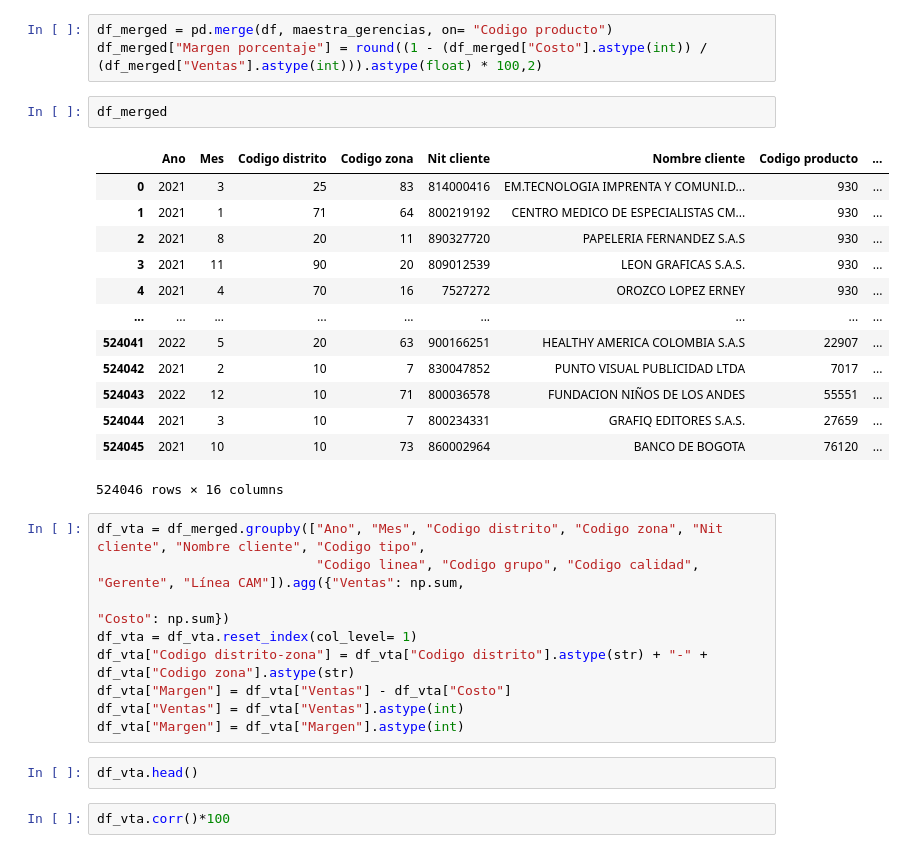
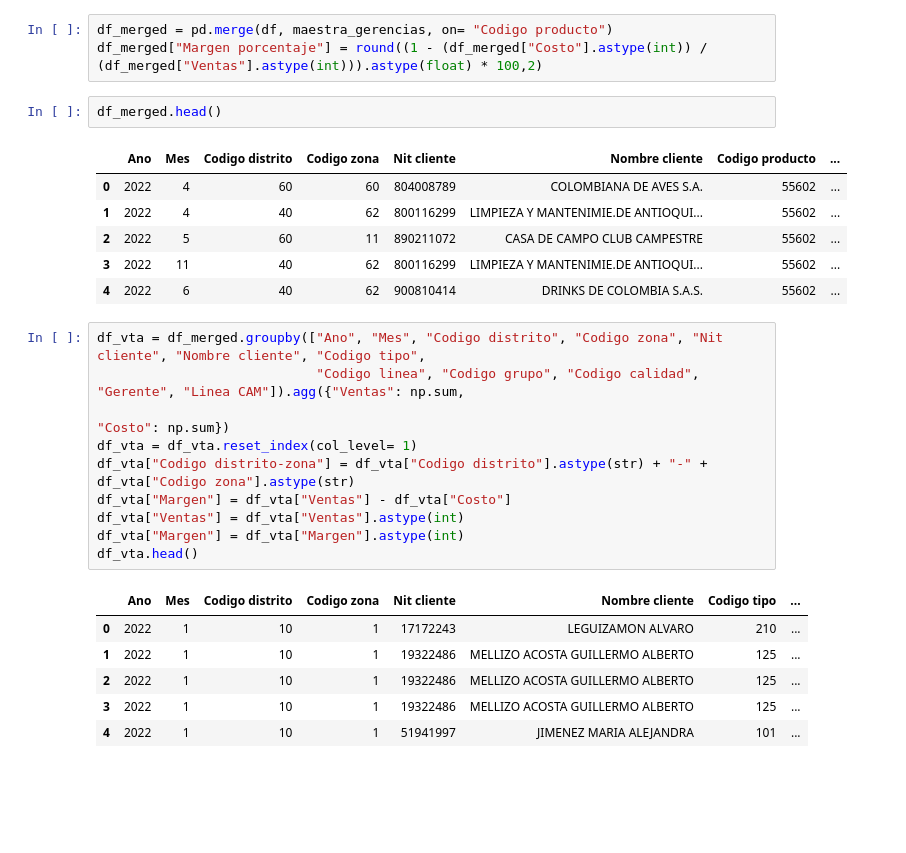
Before and after one commit to TomasCardeLo/ML-Dispapeles-TomasCaLo, a Jupyter notebook: Anomaly detection/Anomalies v1.ipynb, the cells around one changed output. Drawn from its saved outputs; the diff is of its cells as text; blank space fills up the shorter version.

```diff
--- a/Anomaly detection/Anomalies v1.ipynb
+++ b/Anomaly detection/Anomalies v1.ipynb
@@ -52,34 +34,31 @@ maestra_zonas.rename(columns= {"Codigo zona actual": "Codigo zona"})
 df_merged = pd.merge(df, maestra_gerencias, on= "Codigo producto")
 df_merged["Margen porcentaje"] = round((1 - (df_merged["Costo"].astype(int)) / (df_merged["Ventas"].astype(int))).astype(float) * 100,2)
 # %%
-df_merged
+df_merged.head()
 # %% [output]
 |  | Ano | Mes | Codigo distrito | Codigo zona | Nit cliente | Nombre cliente | Codigo producto | ... |
-| 0 | 2021 | 3 | 25 | 83 | 814000416 | EM.TECNOLOGIA IMPRENTA Y COMUNI.D... | 930 | ... |
-| 1 | 2021 | 1 | 71 | 64 | 800219192 | CENTRO MEDICO DE ESPECIALISTAS CM... | 930 | ... |
-| 2 | 2021 | 8 | 20 | 11 | 890327720 | PAPELERIA FERNANDEZ S.A.S | 930 | ... |
-| 3 | 2021 | 11 | 90 | 20 | 809012539 | LEON GRAFICAS S.A.S. | 930 | ... |
-| 4 | 2021 | 4 | 70 | 16 | 7527272 | OROZCO LOPEZ ERNEY | 930 | ... |
-| ... | ... | ... | ... | ... | ... | ... | ... | ... |
-| 524041 | 2022 | 5 | 20 | 63 | 900166251 | HEALTHY AMERICA COLOMBIA S.A.S | 22907 | ... |
-| 524042 | 2021 | 2 | 10 | 7 | 830047852 | PUNTO VISUAL PUBLICIDAD LTDA | 7017 | ... |
-| 524043 | 2022 | 12 | 10 | 71 | 800036578 | FUNDACION NIÑOS DE LOS ANDES | 55551 | ... |
-| 524044 | 2021 | 3 | 10 | 7 | 800234331 | GRAFIQ EDITORES S.A.S. | 27659 | ... |
-| 524045 | 2021 | 10 | 10 | 73 | 860002964 | BANCO DE BOGOTA | 76120 | ... |
+| 0 | 2022 | 4 | 60 | 60 | 804008789 | COLOMBIANA DE AVES S.A. | 55602 | ... |
+| 1 | 2022 | 4 | 40 | 62 | 800116299 | LIMPIEZA Y MANTENIMIE.DE ANTIOQUI... | 55602 | ... |
+| 2 | 2022 | 5 | 60 | 11 | 890211072 | CASA DE CAMPO CLUB CAMPESTRE | 55602 | ... |
+| 3 | 2022 | 11 | 40 | 62 | 800116299 | LIMPIEZA Y MANTENIMIE.DE ANTIOQUI... | 55602 | ... |
+| 4 | 2022 | 6 | 40 | 62 | 900810414 | DRINKS DE COLOMBIA S.A.S. | 55602 | ... |
-524046 rows × 16 columns
 # %%
 df_vta = df_merged.groupby(["Ano", "Mes", "Codigo distrito", "Codigo zona", "Nit cliente", "Nombre cliente", "Codigo tipo",
-                            "Codigo linea", "Codigo grupo", "Codigo calidad", "Gerente", "Línea CAM"]).agg({"Ventas": np.sum,
+                            "Codigo linea", "Codigo grupo", "Codigo calidad", "Gerente", "Linea CAM"]).agg({"Ventas": np.sum,
                                                                                                             "Costo": np.sum})
 df_vta = df_vta.reset_index(col_level= 1)
 df_vta["Codigo distrito-zona"] = df_vta["Codigo distrito"].astype(str) + "-" + df_vta["Codigo zona"].astype(str)
 df_vta["Margen"] = df_vta["Ventas"] - df_vta["Costo"]
 df_vta["Ventas"] = df_vta["Ventas"].astype(int)
 df_vta["Margen"] = df_vta["Margen"].astype(int)
+df_vta.head()
+# %% [output]
+|  | Ano | Mes | Codigo distrito | Codigo zona | Nit cliente | Nombre cliente | Codigo tipo | ... |
+| 0 | 2022 | 1 | 10 | 1 | 17172243 | LEGUIZAMON ALVARO | 210 | ... |
+| 1 | 2022 | 1 | 10 | 1 | 19322486 | MELLIZO ACOSTA GUILLERMO ALBERTO | 125 | ... |
+| 2 | 2022 | 1 | 10 | 1 | 19322486 | MELLIZO ACOSTA GUILLERMO ALBERTO | 125 | ... |
+| 3 | 2022 | 1 | 10 | 1 | 19322486 | MELLIZO ACOSTA GUILLERMO ALBERTO | 125 | ... |
+| 4 | 2022 | 1 | 10 | 1 | 51941997 | JIMENEZ MARIA ALEJANDRA | 101 | ... |
-# %%
-df_vta.head()
-# %%
-df_vta.corr()*100
 # %%
 corr_matrix = df_vta.corr()
 mask = np.zeros_like(corr_matrix)
```
Also changed, not shown: parts of 9 cells of this notebook, 2 other files.
